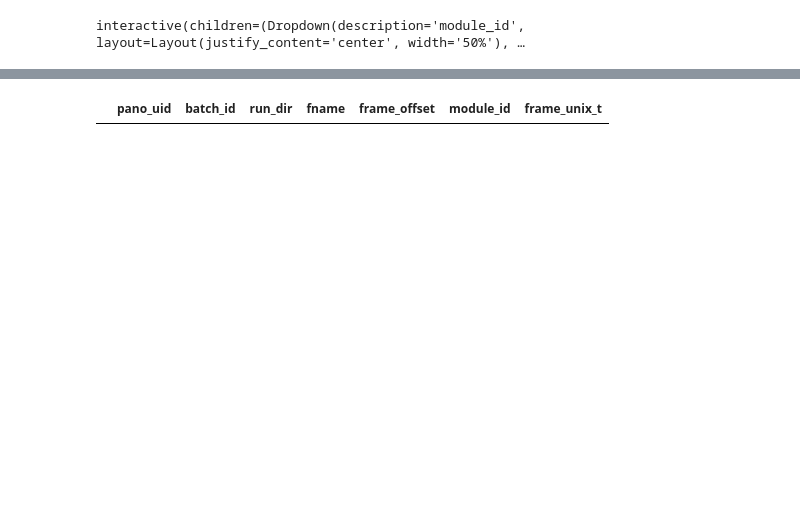
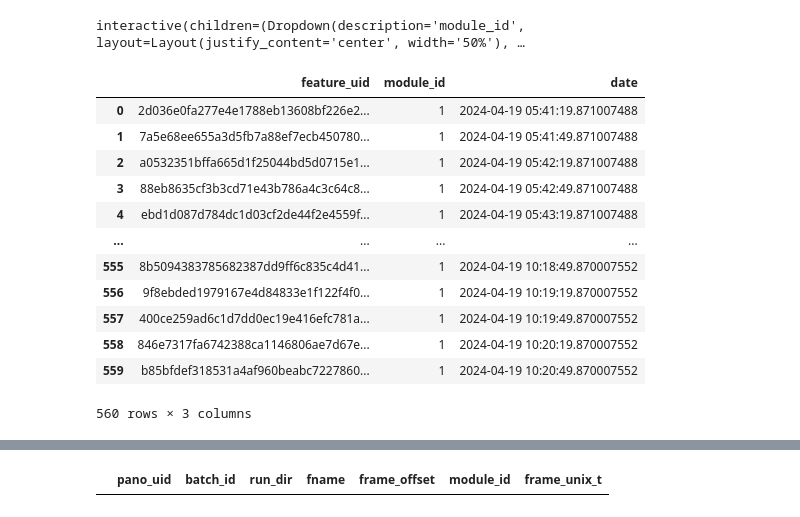
Before and after one commit to panoseti/panoseti, a Jupyter notebook: cloud-detection/model_training/preview_features.ipynb, the cells around one changed output, grey strips where cells are left out. Drawn from its saved outputs; the diff is of its cells as text; code cells hidden in the pictures; blank space fills up the shorter version.

```diff
--- a/cloud-detection/model_training/preview_features.ipynb
+++ b/cloud-detection/model_training/preview_features.ipynb
@@ -325,3 +328,21 @@ def plot_frame(module_id, label, step, i):
 browse_labels(continuous_update=True)
 # %% [output]
 interactive(children=(Dropdown(description='module_id', layout=Layout(justify_content='center', width='50%'), …
+# %%
+with_label = get_with_label('cloudy', 1)
+fuid, actual_module_id, date = with_label[['feature_uid', 'module_id', 'date']]
+with_label[['feature_uid', 'module_id', 'date']]
+# %% [output]
+|  | feature_uid | module_id | date |
+| 0 | 2d036e0fa277e4e1788eb13608bf226e2... | 1 | 2024-04-19 05:41:19.871007488 |
+| 1 | 7a5e68ee655a3d5fb7a88ef7ecb450780... | 1 | 2024-04-19 05:41:49.871007488 |
+| 2 | a0532351bffa665d1f25044bd5d0715e1... | 1 | 2024-04-19 05:42:19.871007488 |
+| 3 | 88eb8635cf3b3cd71e43b786a4c3c64c8... | 1 | 2024-04-19 05:42:49.871007488 |
+| 4 | ebd1d087d784dc1d03cf2de44f2e4559f... | 1 | 2024-04-19 05:43:19.871007488 |
+| ... | ... | ... | ... |
+| 555 | 8b5094383785682387dd9ff6c835c4d41... | 1 | 2024-04-19 10:18:49.870007552 |
+| 556 | 9f8ebded1979167e4d84833e1f122f4f0... | 1 | 2024-04-19 10:19:19.870007552 |
+| 557 | 400ce259ad6c1d7dd0ec19e416efc781a... | 1 | 2024-04-19 10:19:49.870007552 |
+| 558 | 846e7317fa6742388ca1146806ae7d67e... | 1 | 2024-04-19 10:20:19.870007552 |
+| 559 | b85bfdef318531a4af960beabc7227860... | 1 | 2024-04-19 10:20:49.870007552 |
+560 rows × 3 columns
```
Also changed, not shown: parts of 6 cells of this notebook, 3 other files.
